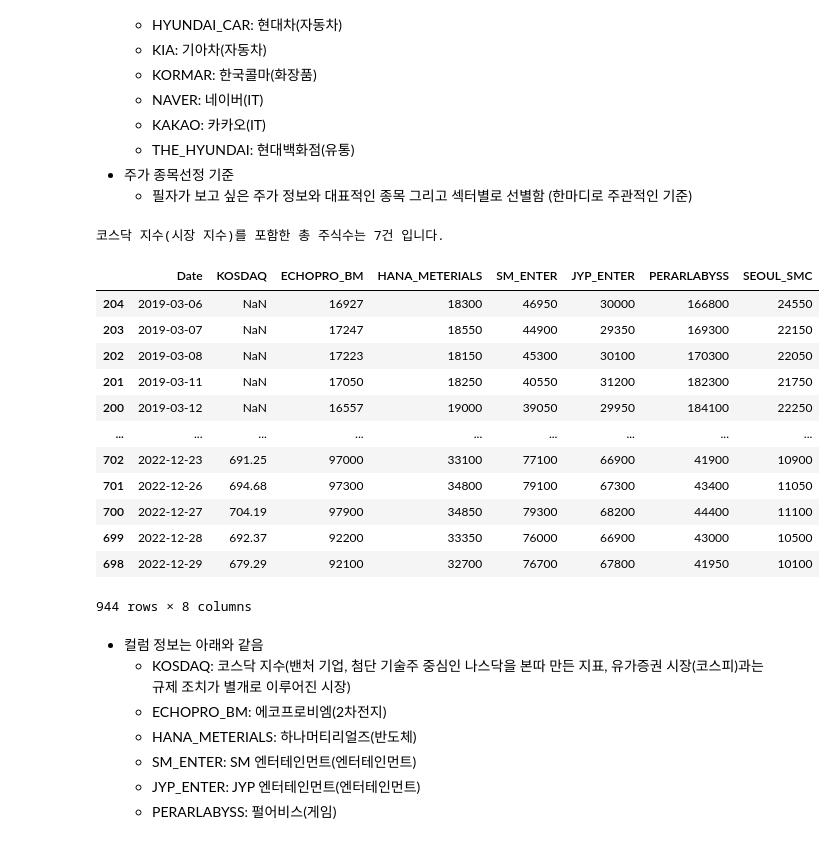
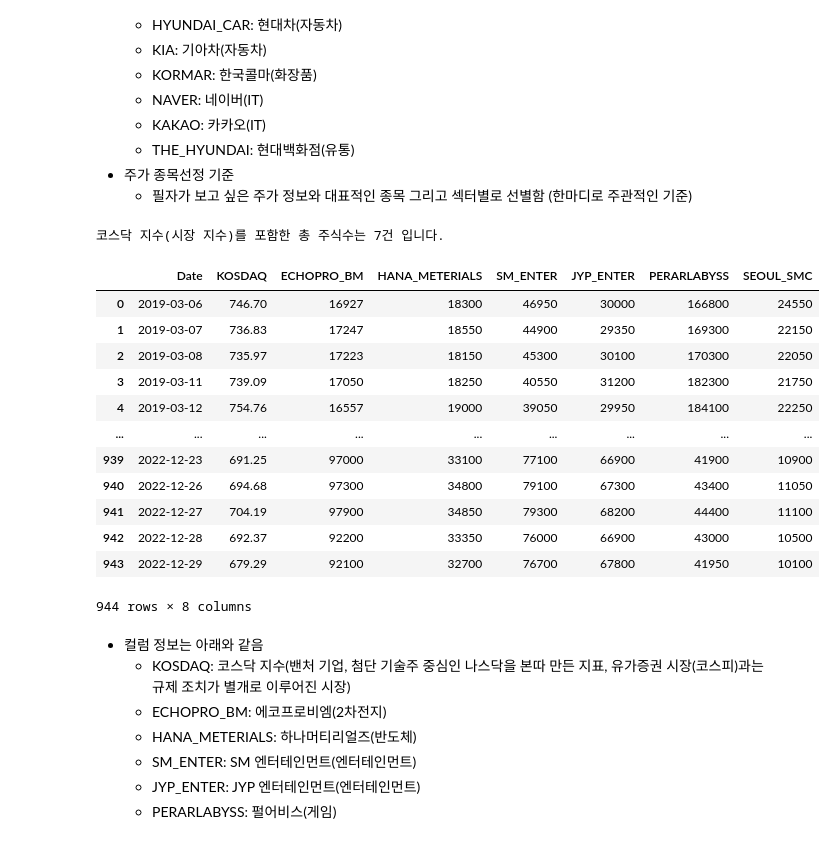
Before and after one commit to Ki-Sung/python_financial_analysis_and_machine_learning, a Jupyter notebook: own_analysis_in_korea/data_analytics_and_visualization.ipynb, the cells around one changed output. Saved outputs shown, nothing was run; the diff lists cells and outputs as text; code cells hidden in the pictures.

```diff
--- a/own_analysis_in_korea/data_analytics_and_visualization.ipynb
+++ b/own_analysis_in_korea/data_analytics_and_visualization.ipynb
@@ -68,24 +69,25 @@ kospi_stocks
 # %%
 # 코스닥 데이터 불러오기
 kosdaq_stocks = pd.read_csv("data/kosdaq_stocks.csv")
 # 날짜 별로 정렬
 kosdaq_stocks = kosdaq_stocks.sort_values(by=["Date"])
+kosdaq_stocks = kosdaq_stocks.reset_index(drop=True)
 print(f"코스닥 지수(시장 지수)를 포함한 총 주식수는 {len(kosdaq_stocks.columns[1:])}건 입니다.")
 kosdaq_stocks
 # %% [output]
 코스닥 지수(시장 지수)를 포함한 총 주식수는 7건 입니다.
 |  | Date | KOSDAQ | ECHOPRO_BM | HANA_METERIALS | SM_ENTER | JYP_ENTER | PERARLABYSS | SEOUL_SMC |
-| 204 | 2019-03-06 | NaN | 16927 | 18300 | 46950 | 30000 | 166800 | 24550 |
-| 203 | 2019-03-07 | NaN | 17247 | 18550 | 44900 | 29350 | 169300 | 22150 |
-| 202 | 2019-03-08 | NaN | 17223 | 18150 | 45300 | 30100 | 170300 | 22050 |
-| 201 | 2019-03-11 | NaN | 17050 | 18250 | 40550 | 31200 | 182300 | 21750 |
-| 200 | 2019-03-12 | NaN | 16557 | 19000 | 39050 | 29950 | 184100 | 22250 |
+| 0 | 2019-03-06 | 746.70 | 16927 | 18300 | 46950 | 30000 | 166800 | 24550 |
+| 1 | 2019-03-07 | 736.83 | 17247 | 18550 | 44900 | 29350 | 169300 | 22150 |
+| 2 | 2019-03-08 | 735.97 | 17223 | 18150 | 45300 | 30100 | 170300 | 22050 |
+| 3 | 2019-03-11 | 739.09 | 17050 | 18250 | 40550 | 31200 | 182300 | 21750 |
+| 4 | 2019-03-12 | 754.76 | 16557 | 19000 | 39050 | 29950 | 184100 | 22250 |
 | ... | ... | ... | ... | ... | ... | ... | ... | ... |
-| 702 | 2022-12-23 | 691.25 | 97000 | 33100 | 77100 | 66900 | 41900 | 10900 |
-| 701 | 2022-12-26 | 694.68 | 97300 | 34800 | 79100 | 67300 | 43400 | 11050 |
-| 700 | 2022-12-27 | 704.19 | 97900 | 34850 | 79300 | 68200 | 44400 | 11100 |
-| 699 | 2022-12-28 | 692.37 | 92200 | 33350 | 76000 | 66900 | 43000 | 10500 |
-| 698 | 2022-12-29 | 679.29 | 92100 | 32700 | 76700 | 67800 | 41950 | 10100 |
+| 939 | 2022-12-23 | 691.25 | 97000 | 33100 | 77100 | 66900 | 41900 | 10900 |
+| 940 | 2022-12-26 | 694.68 | 97300 | 34800 | 79100 | 67300 | 43400 | 11050 |
+| 941 | 2022-12-27 | 704.19 | 97900 | 34850 | 79300 | 68200 | 44400 | 11100 |
+| 942 | 2022-12-28 | 692.37 | 92200 | 33350 | 76000 | 66900 | 43000 | 10500 |
+| 943 | 2022-12-29 | 679.29 | 92100 | 32700 | 76700 | 67800 | 41950 | 10100 |
 944 rows × 8 columns
 # %% [markdown]
 - 컬럼 정보는 아래와 같음
```
Also changed, not shown: parts of 25 cells of this notebook, 2 other files.
